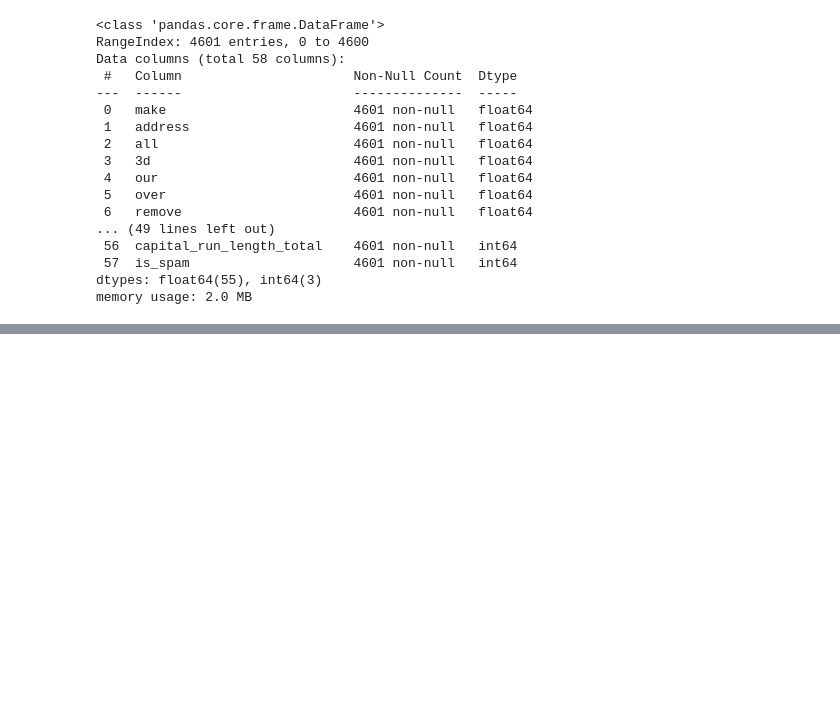
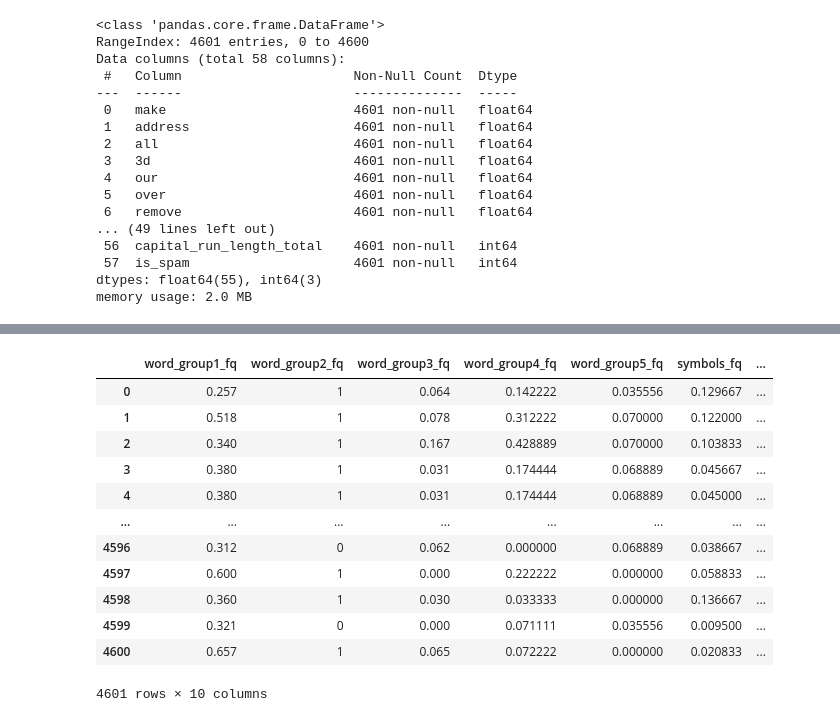
Before and after one commit to encore-SKN11/EDA-7Team, a Jupyter notebook: spam_email.ipynb, the cells around one changed output, grey strips where cells are left out. Cells and saved outputs as stored; diff of their text form; code cells hidden in the pictures; blank space fills up the shorter version.

```diff
--- a/spam_email.ipynb
+++ b/spam_email.ipynb
@@ -263,0 +245,18 @@ plt.show()
+# %%
+new_spam["word_group2_fq"] = np.where(new_spam["word_group2_fq"] >= new_spam["word_group2_fq"].sort_values()[:-len(outliers_2)].mean(), 1, 0)
+
+new_spam
+# %% [output]
+|  | word_group1_fq | word_group2_fq | word_group3_fq | word_group4_fq | word_group5_fq | symbols_fq | ... |
+| 0 | 0.257 | 1 | 0.064 | 0.142222 | 0.035556 | 0.129667 | ... |
+| 1 | 0.518 | 1 | 0.078 | 0.312222 | 0.070000 | 0.122000 | ... |
+| 2 | 0.340 | 1 | 0.167 | 0.428889 | 0.070000 | 0.103833 | ... |
+| 3 | 0.380 | 1 | 0.031 | 0.174444 | 0.068889 | 0.045667 | ... |
+| 4 | 0.380 | 1 | 0.031 | 0.174444 | 0.068889 | 0.045000 | ... |
+| ... | ... | ... | ... | ... | ... | ... | ... |
+| 4596 | 0.312 | 0 | 0.062 | 0.000000 | 0.068889 | 0.038667 | ... |
+| 4597 | 0.600 | 1 | 0.000 | 0.222222 | 0.000000 | 0.058833 | ... |
+| 4598 | 0.360 | 1 | 0.030 | 0.033333 | 0.000000 | 0.136667 | ... |
+| 4599 | 0.321 | 0 | 0.000 | 0.071111 | 0.035556 | 0.009500 | ... |
+| 4600 | 0.657 | 1 | 0.065 | 0.072222 | 0.000000 | 0.020833 | ... |
+4601 rows × 10 columns
```
Also changed, not shown: parts of 45 cells of this notebook, 11 other files.
